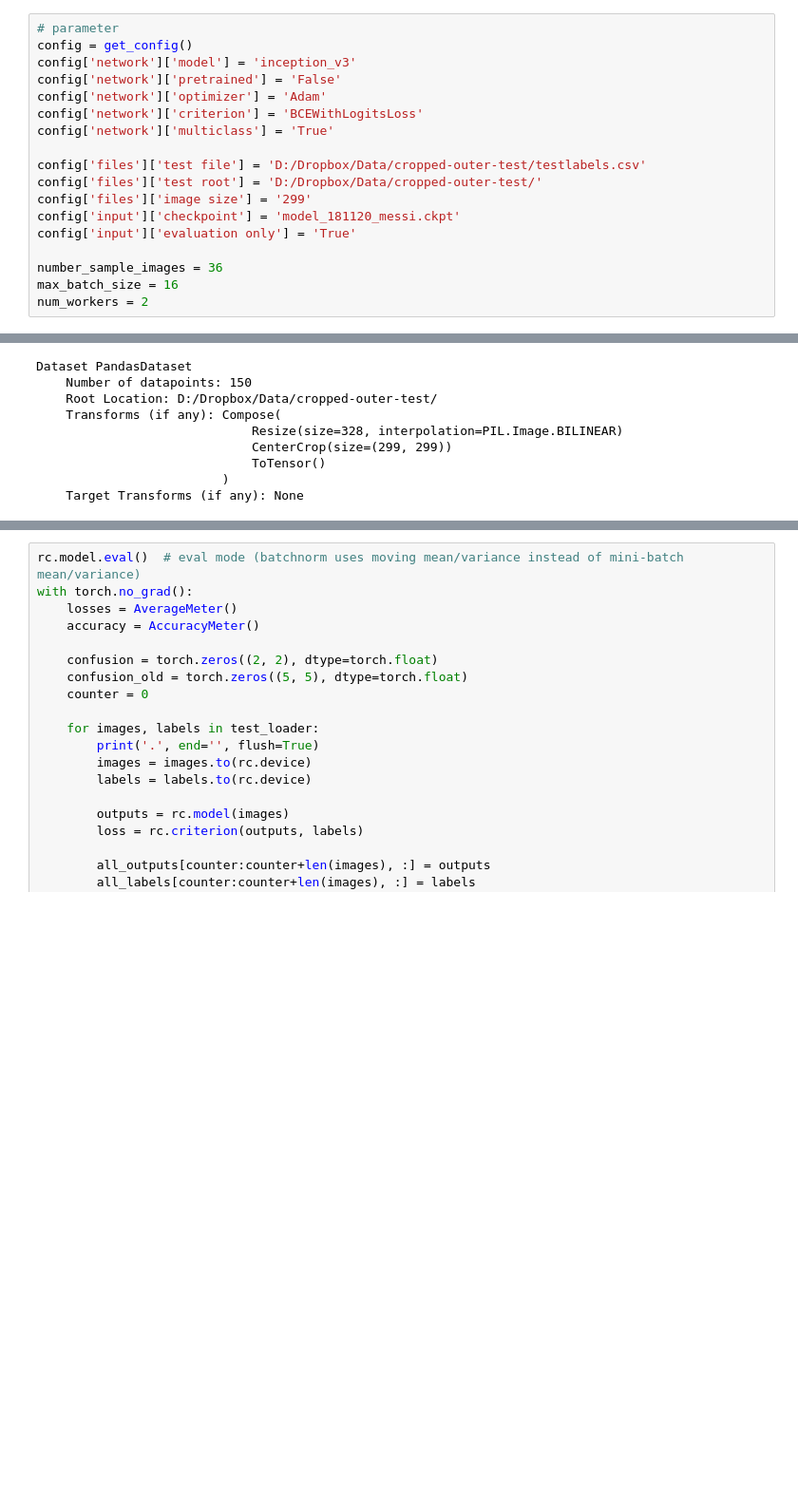
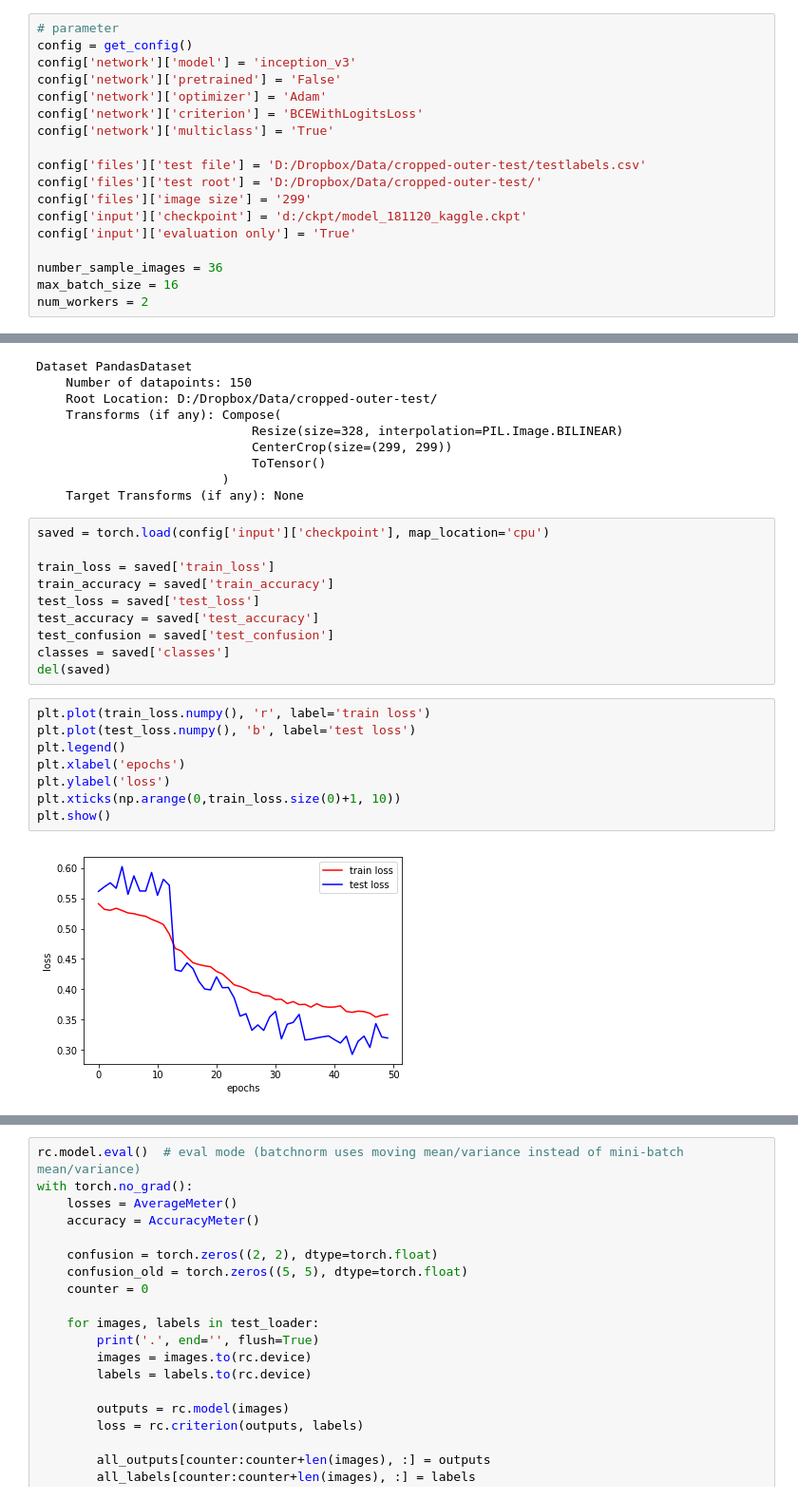
Before and after one commit to hyongsok/medAi, a Jupyter notebook: Showcase evaluation 7D.ipynb, the cells around one changed output, grey strips where cells are left out. Shown at 95% size. Cells and saved outputs as stored; diff of their text form; blank space fills up the shorter version.

```diff
--- a/Showcase evaluation 7D.ipynb
+++ b/Showcase evaluation 7D.ipynb
@@ -26,7 +26,7 @@ config['network']['multiclass'] = 'True'
 config['files']['test file'] = 'D:/Dropbox/Data/cropped-outer-test/testlabels.csv'
 config['files']['test root'] = 'D:/Dropbox/Data/cropped-outer-test/'
 config['files']['image size'] = '299'
-config['input']['checkpoint'] = 'model_181120_messi.ckpt'
+config['input']['checkpoint'] = 'd:/ckpt/model_181120_kaggle.ckpt'
 config['input']['evaluation only'] = 'True'
 
 number_sample_images = 36
@@ -73,3 +73,23 @@ Dataset PandasDataset
                              ToTensor()
                          )
     Target Transforms (if any): None
+# %%
+saved = torch.load(config['input']['checkpoint'], map_location='cpu')
+
+train_loss = saved['train_loss']
+train_accuracy = saved['train_accuracy']
+test_loss = saved['test_loss']
+test_accuracy = saved['test_accuracy']
+test_confusion = saved['test_confusion']
+classes = saved['classes']
+del(saved)
+# %%
+plt.plot(train_loss.numpy(), 'r', label='train loss')
+plt.plot(test_loss.numpy(), 'b', label='test loss')
+plt.legend()
+plt.xlabel('epochs')
+plt.ylabel('loss')
+plt.xticks(np.arange(0,train_loss.size(0)+1, 10))
+plt.show()
+# %% [output]
+[figure, added]
```
Also changed, not shown: parts of 6 cells of this notebook, 1 other file.
